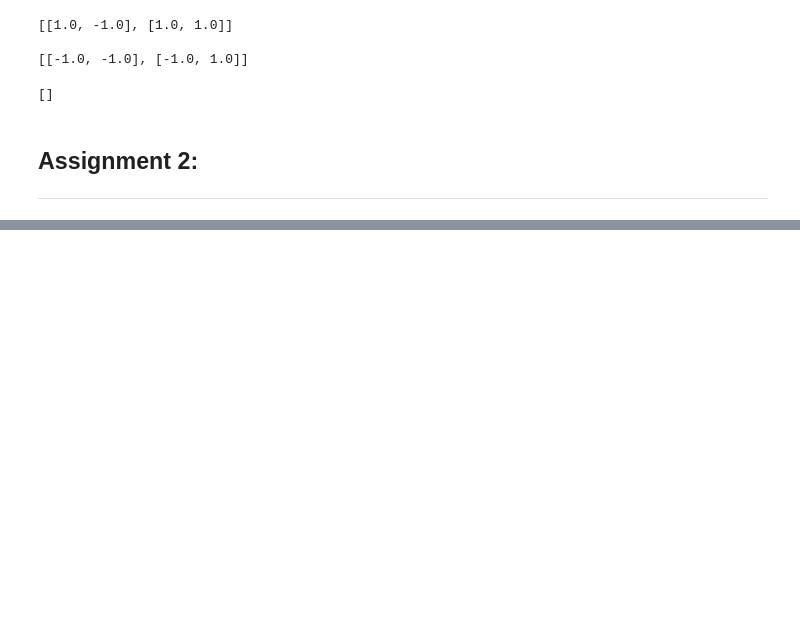
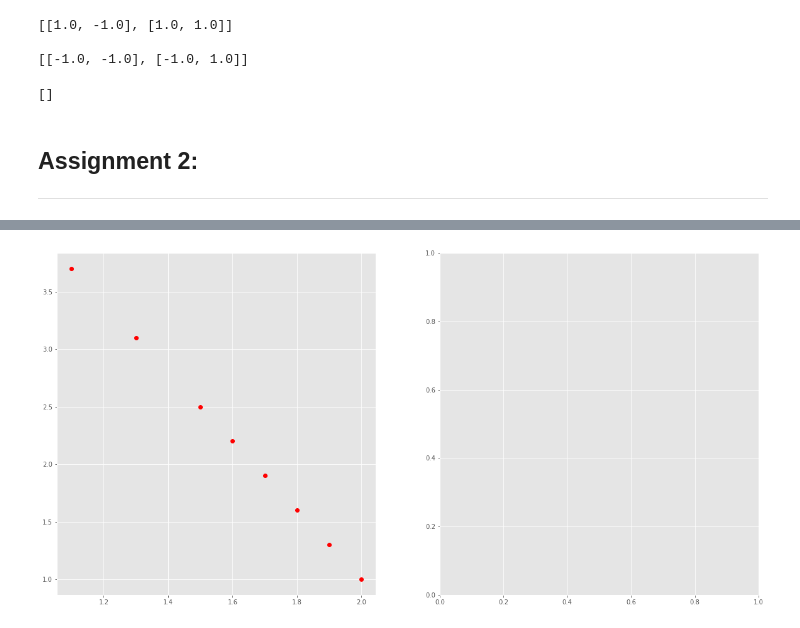
Before and after one commit to Sardhendu/Study, a Jupyter notebook: OptimizationEngg/Assignment1.ipynb, the cells around one changed output, grey strips where cells are left out. Drawn from its saved outputs; the diff is of its cells as text; code cells hidden in the pictures; blank space fills up the shorter version.

```diff
--- a/OptimizationEngg/Assignment1.ipynb
+++ b/OptimizationEngg/Assignment1.ipynb
@@ -131,0 +166,12 @@ for x1,x2 in product(X1,X2):
+# %%
+import matplotlib
+from matplotlib import pyplot as plt
+matplotlib.style.use('ggplot')
+
+fig1, axs = plt.subplots(1, 2, figsize=(20,10), facecolor='w', edgecolor='k')
+
+axs = axs.flatten()
+axs[0].plot(optVals[:,0], optVals[:,1], 'ro')
+plt.show()
+# %% [output]
+[figure, added]
```
Also changed, not shown: parts of 5 cells of this notebook, 3 other files.
